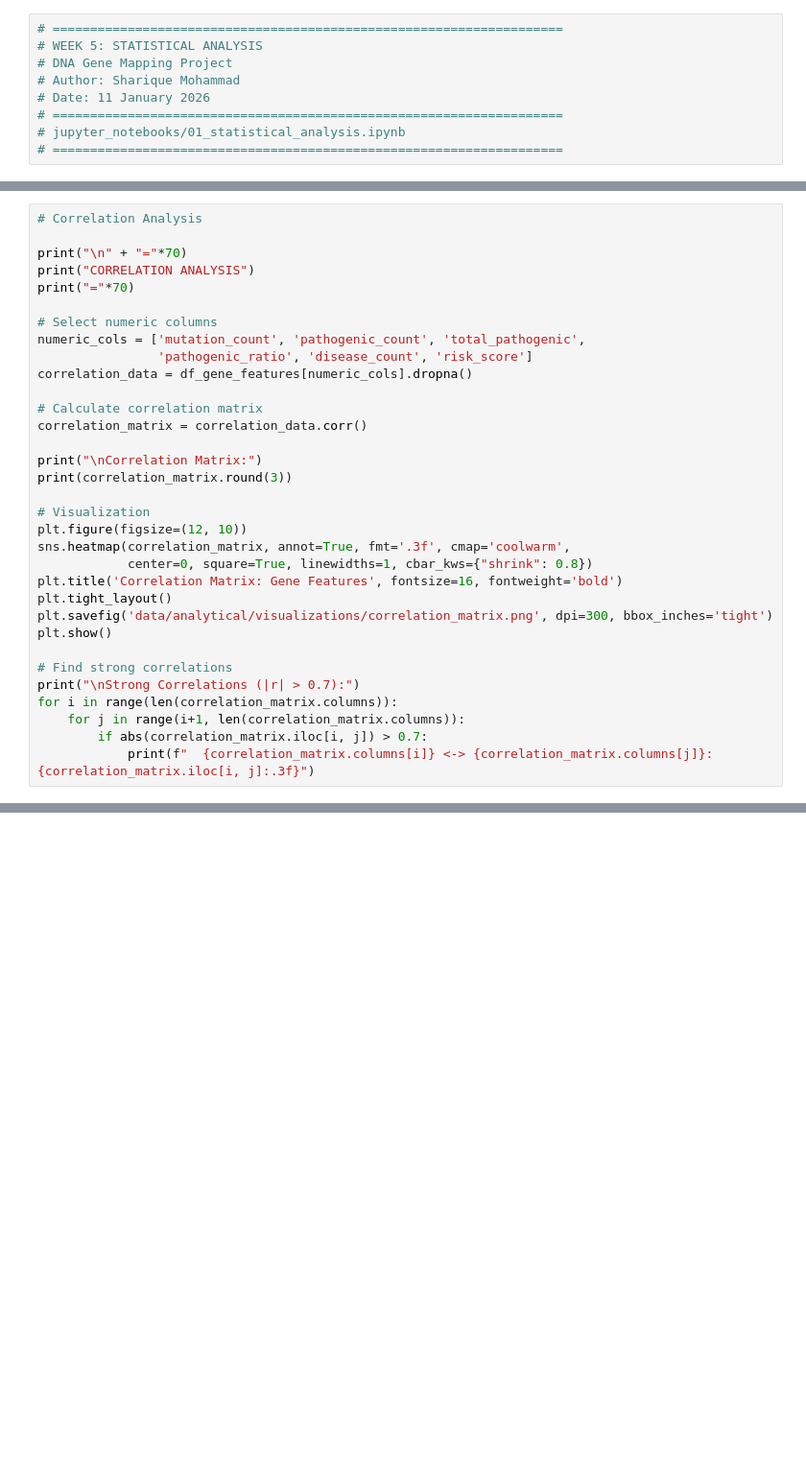
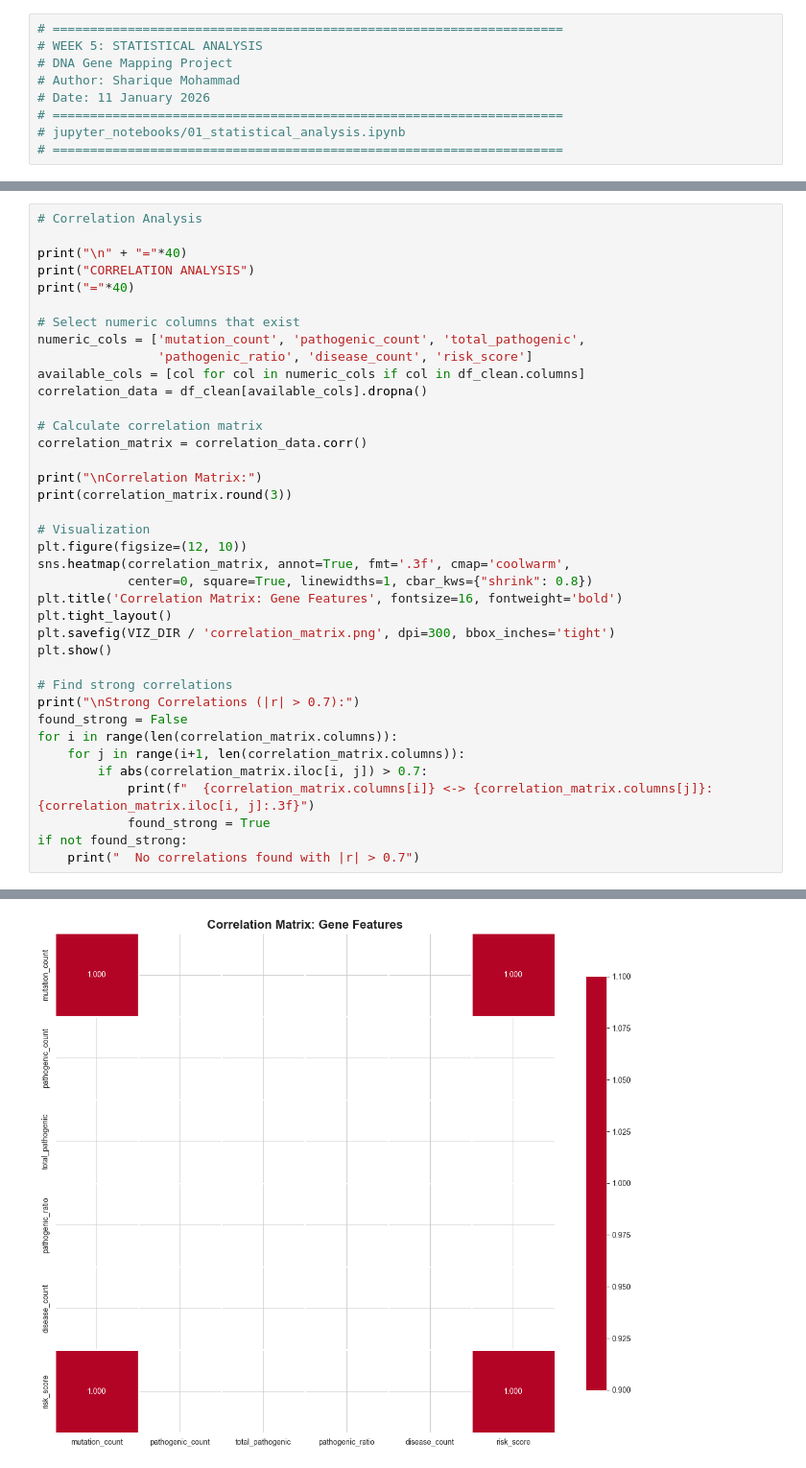
Before and after one commit to shariq02/genomic-variant-data-science-pipeline, a Jupyter notebook: jupyter_notebooks/01_statistical_analysis.ipynb, the cells around one changed output, grey strips where cells are left out. Shown at 96% size. Cells and saved outputs as stored; diff of their text form; blank space fills up the shorter version.

```diff
--- a/jupyter_notebooks/01_statistical_analysis.ipynb
+++ b/jupyter_notebooks/01_statistical_analysis.ipynb
@@ -327,14 +497,15 @@ plt.show()
 # %%
 # Correlation Analysis
 
-print("\n" + "="*70)
+print("\n" + "="*40)
 print("CORRELATION ANALYSIS")
-print("="*70)
+print("="*40)
 
-# Select numeric columns
+# Select numeric columns that exist
 numeric_cols = ['mutation_count', 'pathogenic_count', 'total_pathogenic',
                 'pathogenic_ratio', 'disease_count', 'risk_score']
-correlation_data = df_gene_features[numeric_cols].dropna()
+available_cols = [col for col in numeric_cols if col in df_clean.columns]
+correlation_data = df_clean[available_cols].dropna()
 
 # Calculate correlation matrix
 correlation_matrix = correlation_data.corr()
@@ -348,12 +519,17 @@ sns.heatmap(correlation_matrix, annot=True, fmt='.3f', cmap='coolwarm',
             center=0, square=True, linewidths=1, cbar_kws={"shrink": 0.8})
 plt.title('Correlation Matrix: Gene Features', fontsize=16, fontweight='bold')
 plt.tight_layout()
-plt.savefig('data/analytical/visualizations/correlation_matrix.png', dpi=300, bbox_inches='tight')
+plt.savefig(VIZ_DIR / 'correlation_matrix.png', dpi=300, bbox_inches='tight')
 plt.show()
 
 # Find strong correlations
 print("\nStrong Correlations (|r| > 0.7):")
+found_strong = False
 for i in range(len(correlation_matrix.columns)):
     for j in range(i+1, len(correlation_matrix.columns)):
         if abs(correlation_matrix.iloc[i, j]) > 0.7:
             print(f"  {correlation_matrix.columns[i]} <-> {correlation_matrix.columns[j]}: {correlation_matrix.iloc[i, j]:.3f}")
+            found_strong = True
+if not found_strong:
+    print("  No correlations found with |r| > 0.7")
+# %% [output]
@@ -359,0 +556 @@ for i in range(len(correlation_matrix.columns)):
+[figure, added]
```
Also changed, not shown: parts of 18 cells of this notebook, 1 other file.
